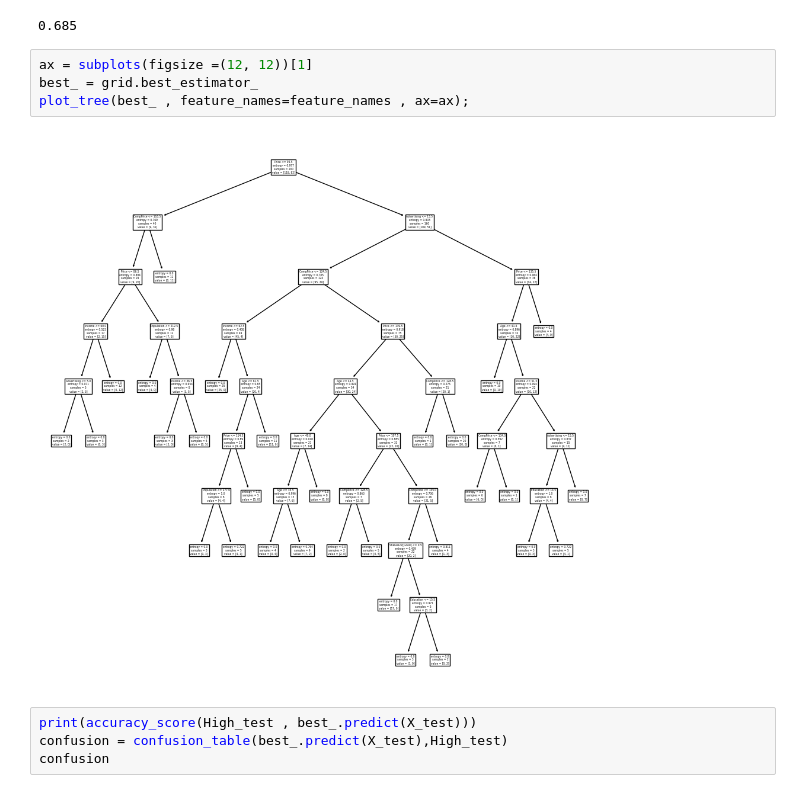
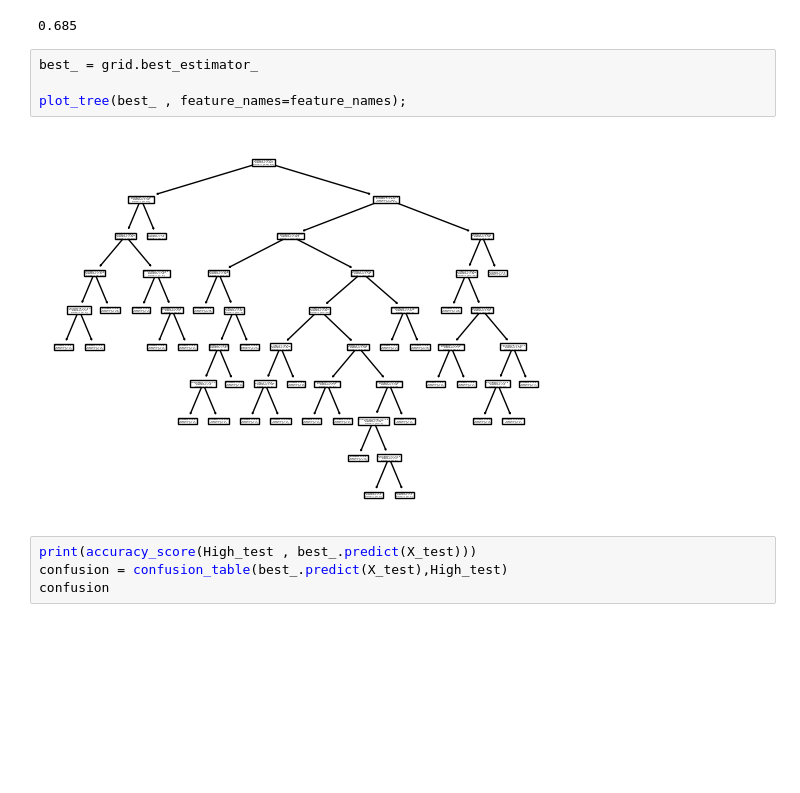
Before and after one commit to TheMerkh/ISLR, a Jupyter notebook: References/8°Chapter.ipynb, the cells around one changed output. Cells and saved outputs as stored; diff of their text form; blank space fills up the shorter version.

```diff
--- a/References/8°Chapter.ipynb
+++ b/References/8°Chapter.ipynb
@@ -66,11 +65,11 @@ grid.best_score_
 # %% [output]
 0.685
 # %%
-ax = subplots(figsize =(12, 12))[1]
 best_ = grid.best_estimator_
-plot_tree(best_ , feature_names=feature_names , ax=ax);
+
+plot_tree(best_ , feature_names=feature_names);
 # %% [output]
-[figure, old version]
+[figure, new version]
 # %%
 print(accuracy_score(High_test , best_.predict(X_test)))
 confusion = confusion_table(best_.predict(X_test),High_test)
```
Also changed, not shown: parts of 14 cells of this notebook.
